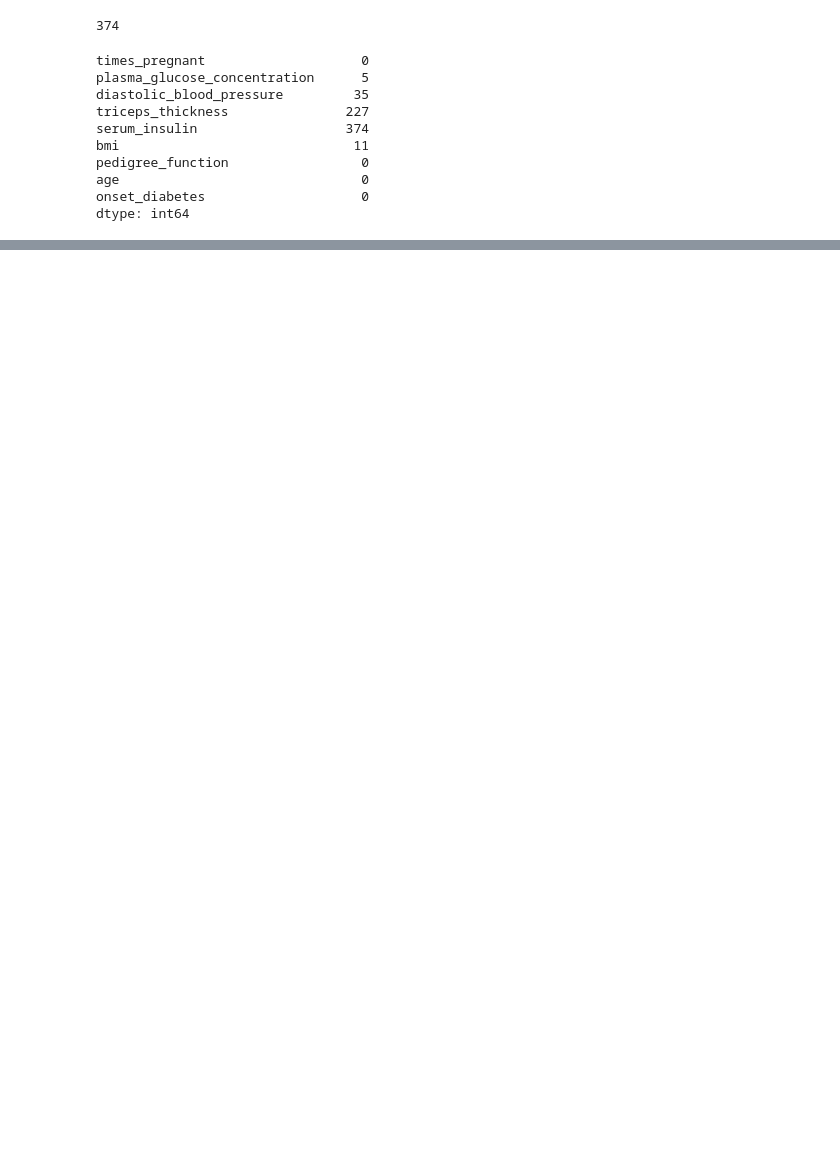
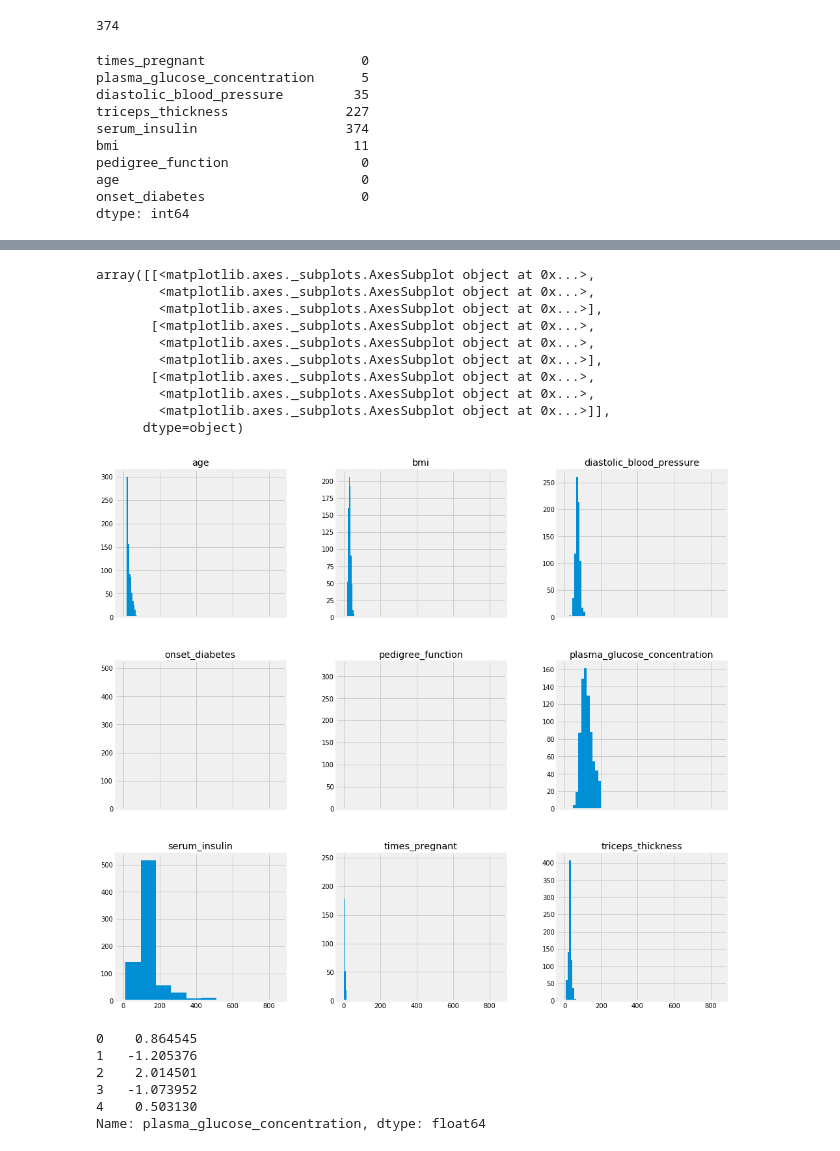
Before and after one commit to SuperSupeng/Data-analysis-with-python, a Jupyter notebook: dataAnalysis/Feature understanding/Feature enhanced.ipynb, the cells around one changed output, grey strips where cells are left out. Cells and saved outputs as stored; diff of their text form; code cells hidden in the pictures; blank space fills up the shorter version.

```diff
--- a/dataAnalysis/Feature understanding/Feature enhanced.ipynb
+++ b/dataAnalysis/Feature understanding/Feature enhanced.ipynb
@@ -133,0 +446,32 @@ dtype: int64
+# %%
+pima_imputed_mean.hist(figsize=(15, 15), sharex=True)
+# %% [output]
+array([[<matplotlib.axes._subplots.AxesSubplot object at 0x...>,
+        <matplotlib.axes._subplots.AxesSubplot object at 0x...>,
+        <matplotlib.axes._subplots.AxesSubplot object at 0x...>],
+       [<matplotlib.axes._subplots.AxesSubplot object at 0x...>,
+        <matplotlib.axes._subplots.AxesSubplot object at 0x...>,
+        <matplotlib.axes._subplots.AxesSubplot object at 0x...>],
+       [<matplotlib.axes._subplots.AxesSubplot object at 0x...>,
+        <matplotlib.axes._subplots.AxesSubplot object at 0x...>,
+        <matplotlib.axes._subplots.AxesSubplot object at 0x...>]],
+      dtype=object)
+[figure, added]
+# %%
+pima['plasma_glucose_concentration'].head()
+
+# get the mean of the column
+mu = pima['plasma_glucose_concentration'].mean()
+
+# get the standard deviation of the column
+sigma = pima['plasma_glucose_concentration'].std()
+
+# calculate z scores for every value in the column.
+((pima['plasma_glucose_concentration'] - mu) / sigma).head()
+# %% [output]
+0    0.864545
+1   -1.205376
+2    2.014501
+3   -1.073952
+4    0.503130
+Name: plasma_glucose_concentration, dtype: float64
```
Also changed, not shown: parts of 44 cells of this notebook.
